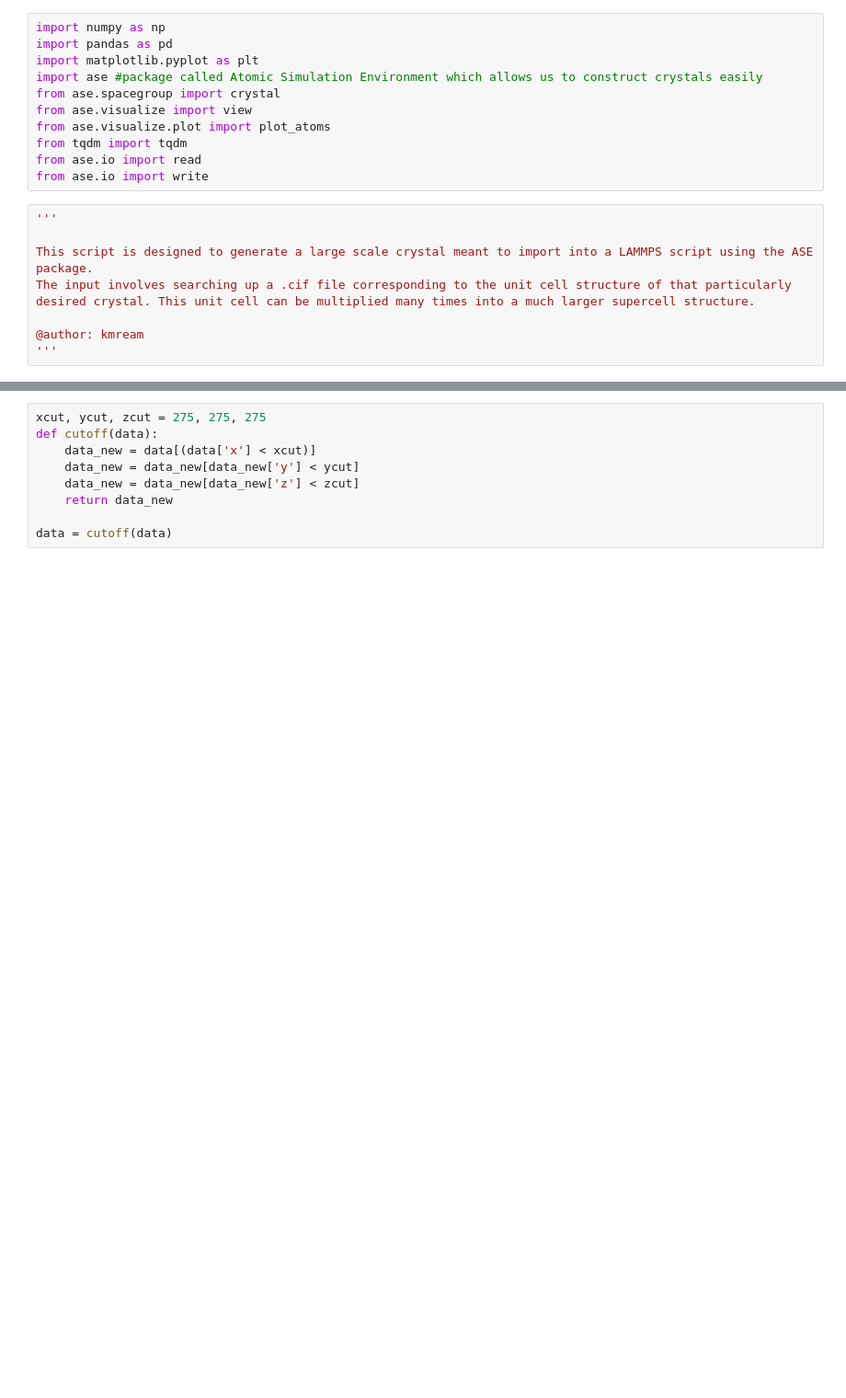
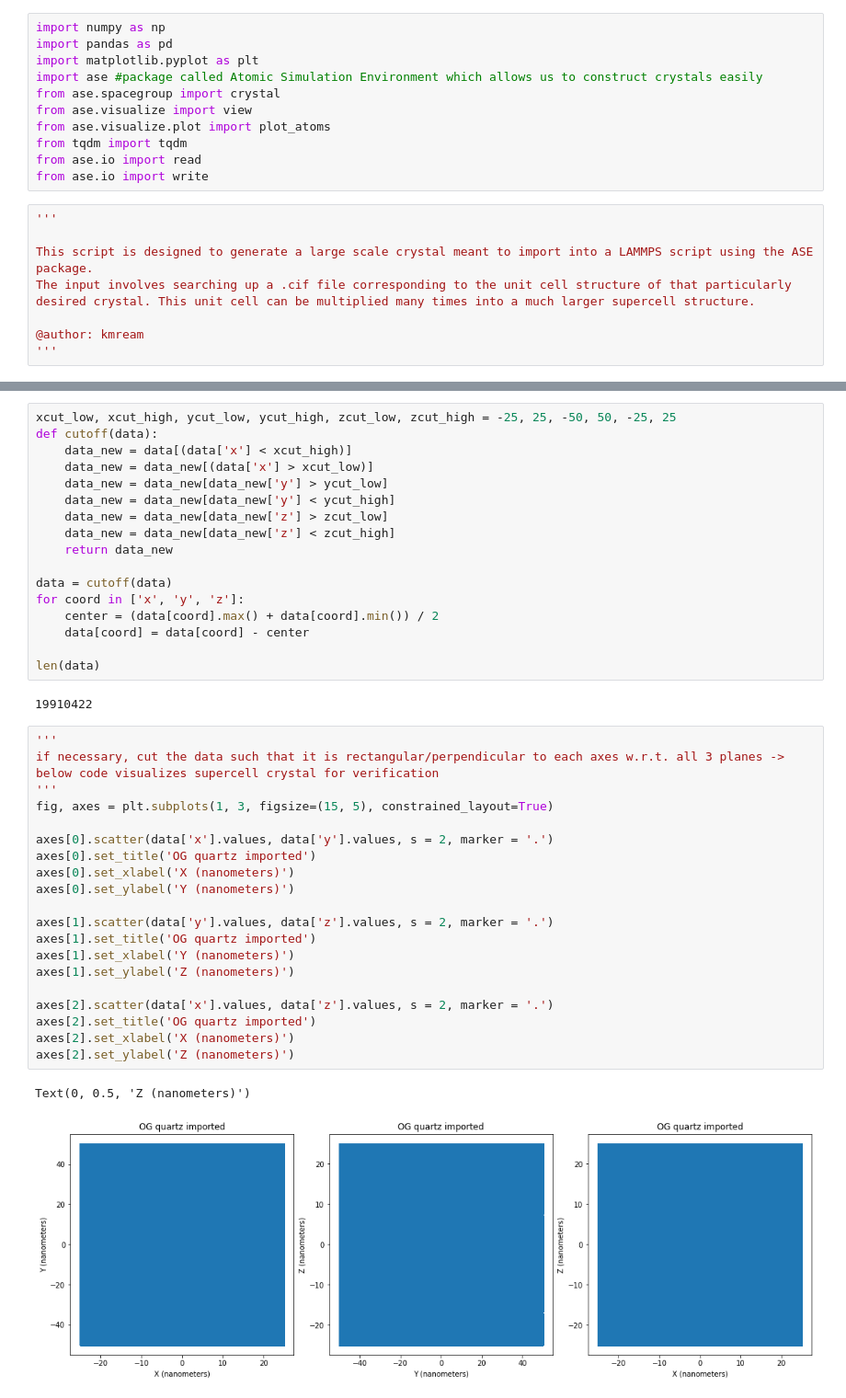
Before and after one commit to NSF-GCR-MDDM/kmream_md, a Jupyter notebook: generate_crystal.ipynb, the cells around one changed output, grey strips where cells are left out. Shown: that part at 92% size. Cells and saved outputs as stored; diff of their text form; blank space fills up the shorter version.

```diff
--- a/generate_crystal.ipynb
+++ b/generate_crystal.ipynb
@@ -87,12 +96,45 @@ if necessary, cut the data such that it is rectangular/perpendicular to each axe
 # %%
-xcut, ycut, zcut = 275, 275, 275
+xcut_low, xcut_high, ycut_low, ycut_high, zcut_low, zcut_high = -25, 25, -50, 50, -25, 25
 def cutoff(data):
-    data_new = data[(data['x'] < xcut)]
-    data_new = data_new[data_new['y'] < ycut]
-    data_new = data_new[data_new['z'] < zcut]
+    data_new = data[(data['x'] < xcut_high)]
+    data_new = data_new[(data['x'] > xcut_low)]
+    data_new = data_new[data_new['y'] > ycut_low]
+    data_new = data_new[data_new['y'] < ycut_high]
+    data_new = data_new[data_new['z'] > zcut_low]
+    data_new = data_new[data_new['z'] < zcut_high]
     return data_new
 
 data = cutoff(data)
+for coord in ['x', 'y', 'z']:
+    center = (data[coord].max() + data[coord].min()) / 2
+    data[coord] = data[coord] - center
+
+len(data)
+# %% [output]
+19910422
+# %%
+'''
+if necessary, cut the data such that it is rectangular/perpendicular to each axes w.r.t. all 3 planes -> below code visualizes supercell crystal for verification
+'''
+fig, axes = plt.subplots(1, 3, figsize=(15, 5), constrained_layout=True)
+
+axes[0].scatter(data['x'].values, data['y'].values, s = 2, marker = '.')
+axes[0].set_title('OG quartz imported')
+axes[0].set_xlabel('X (nanometers)')
+axes[0].set_ylabel('Y (nanometers)')
+
+axes[1].scatter(data['y'].values, data['z'].values, s = 2, marker = '.')
+axes[1].set_title('OG quartz imported')
+axes[1].set_xlabel('Y (nanometers)')
+axes[1].set_ylabel('Z (nanometers)')
+
+axes[2].scatter(data['x'].values, data['z'].values, s = 2, marker = '.')
+axes[2].set_title('OG quartz imported')
+axes[2].set_xlabel('X (nanometers)')
+axes[2].set_ylabel('Z (nanometers)')
+# %% [output]
+Text(0, 0.5, 'Z (nanometers)')
+[figure, added]
 # %%
 def write_lammps_data(df, filename):
     with open(filename, 'w') as f:
```
Also changed, not shown: parts of 6 cells of this notebook.
